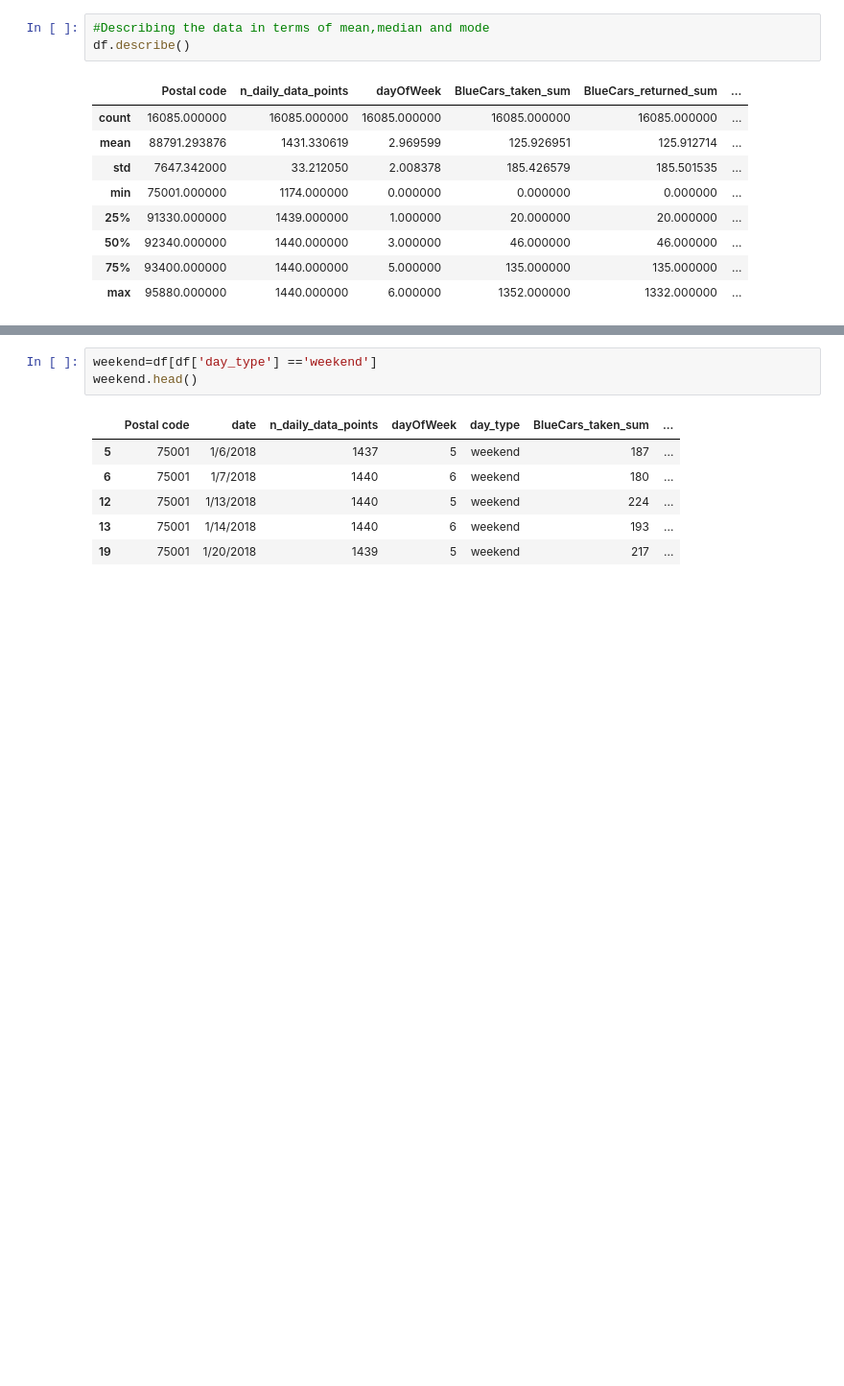
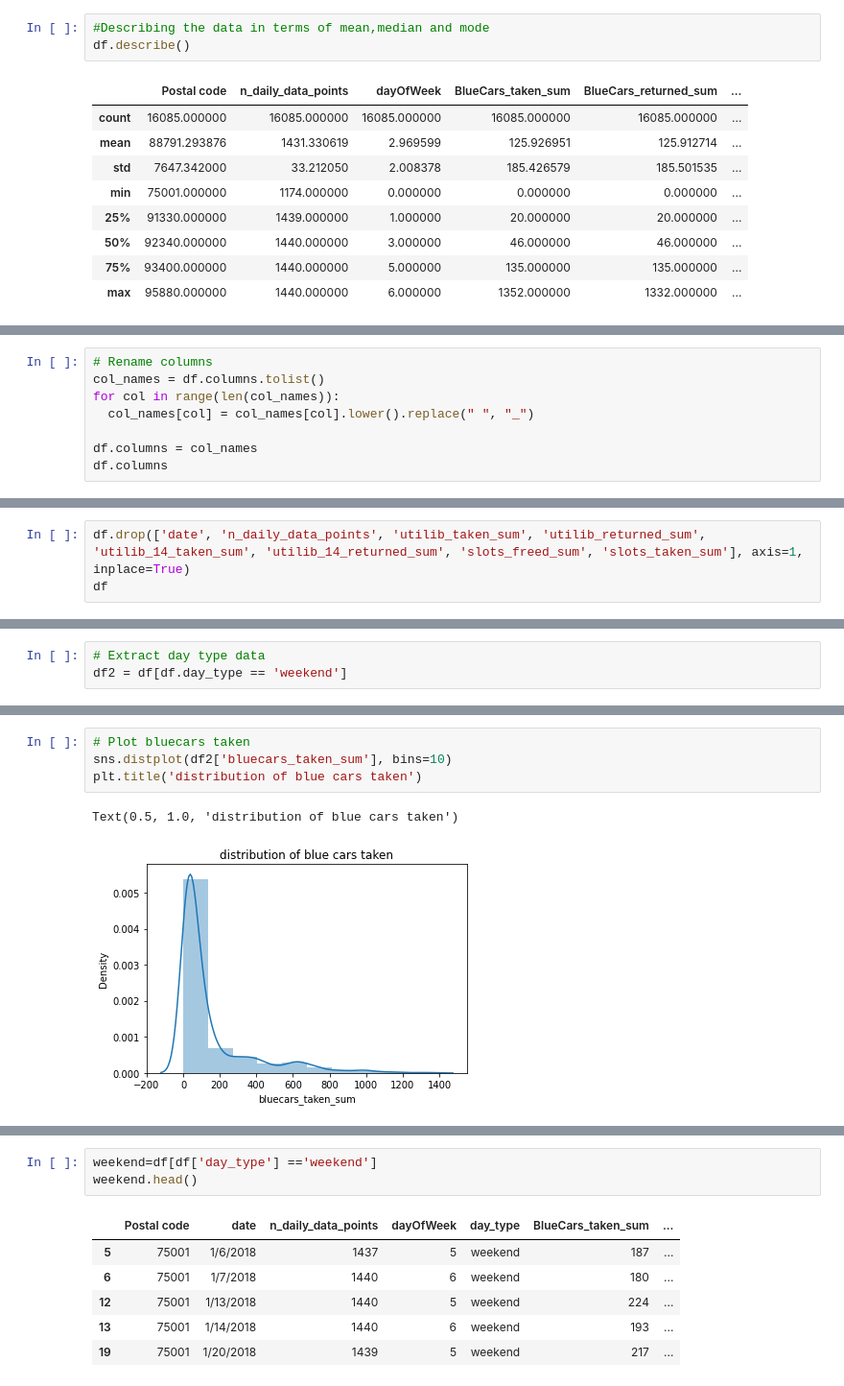
Before and after one commit to felicitymueni/Felicity-musau-Independent-project, a Jupyter notebook: HYPOTHESIS_TESTING_REVISIT.ipynb, the cells around one changed output, grey strips where cells are left out. Shown: that part at 96% size. Saved outputs shown, nothing was run; the diff lists cells and outputs as text; blank space fills up the shorter version.

```diff
--- a/HYPOTHESIS_TESTING_REVISIT.ipynb
+++ b/HYPOTHESIS_TESTING_REVISIT.ipynb
@@ -74,0 +174,8 @@ sns.pairplot(df, vars = col_names, hue='day_type')
+# %%
+# Rename columns
+col_names = df.columns.tolist()
+for col in range(len(col_names)):
+  col_names[col] = col_names[col].lower().replace(" ", "_")
+
+df.columns = col_names
+df.columns
@@ -74,0 +188,3 @@ sns.pairplot(df, vars = col_names, hue='day_type')
+# %%
+df.drop(['date', 'n_daily_data_points', 'utilib_taken_sum', 'utilib_returned_sum', 'utilib_14_taken_sum', 'utilib_14_returned_sum', 'slots_freed_sum', 'slots_taken_sum'], axis=1, inplace=True)
+df
@@ -74,0 +219,3 @@ sns.pairplot(df, vars = col_names, hue='day_type')
+# %%
+# Extract day type data
+df2 = df[df.day_type == 'weekend']
@@ -74,0 +262,7 @@ sns.pairplot(df, vars = col_names, hue='day_type')
+# %%
+# Plot bluecars taken
+sns.distplot(df2['bluecars_taken_sum'], bins=10)
+plt.title('distribution of blue cars taken')
+# %% [output]
+Text(0.5, 1.0, 'distribution of blue cars taken')
+[figure, added]
```
Also changed, not shown: parts of 33 cells of this notebook.
